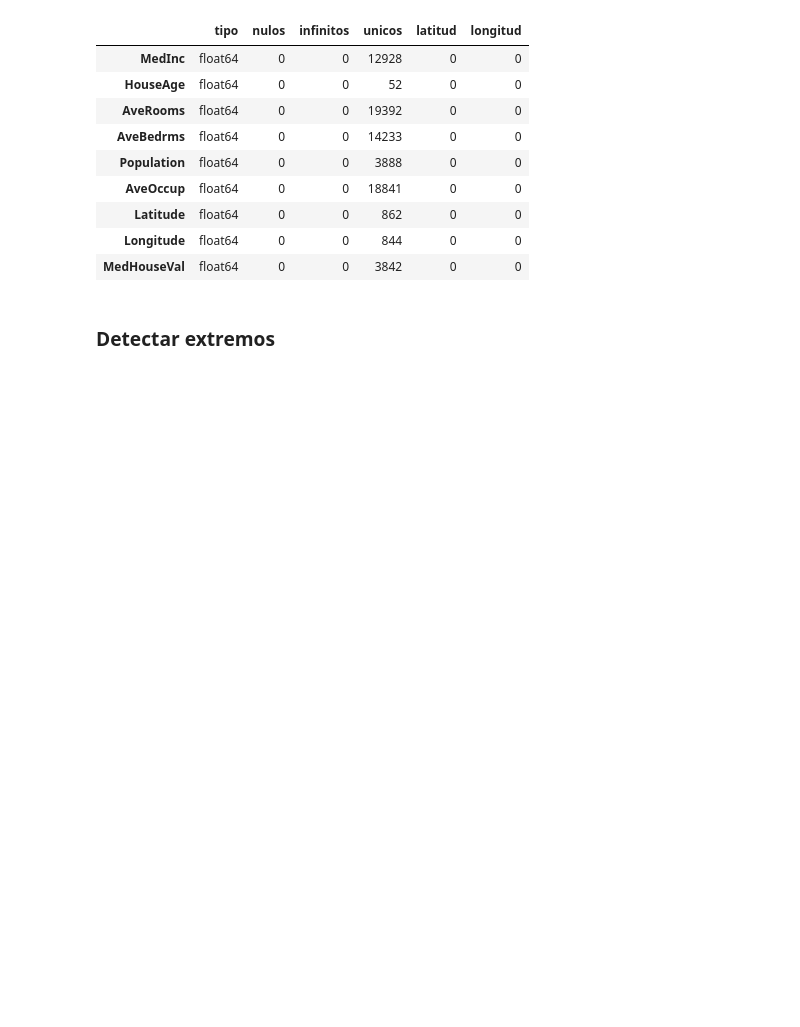
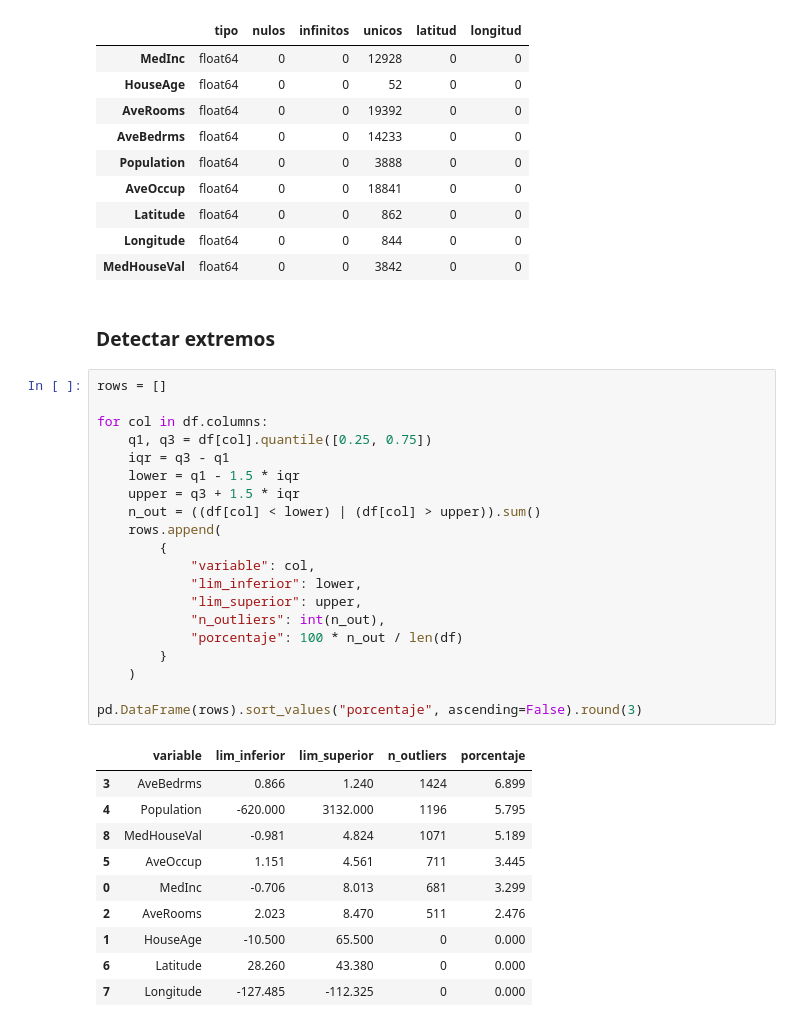
Before and after one commit to marcell-llerena/datascience-g8, a Jupyter notebook: notebooks/20260902_33_regresion_lineal.ipynb, the cells around one changed output. Cells and saved outputs as stored; diff of their text form; blank space fills up the shorter version.

```diff
--- a/notebooks/20260902_33_regresion_lineal.ipynb
+++ b/notebooks/20260902_33_regresion_lineal.ipynb
@@ -87,3 +87,34 @@ pd.DataFrame({
 | MedHouseVal | float64 | 0 | 0 | 3842 | 0 | 0 |
 # %% [markdown]
 ### Detectar extremos
+# %%
+rows = []
+
+for col in df.columns:
+    q1, q3 = df[col].quantile([0.25, 0.75])
+    iqr = q3 - q1
+    lower = q1 - 1.5 * iqr
+    upper = q3 + 1.5 * iqr
+    n_out = ((df[col] < lower) | (df[col] > upper)).sum()
+    rows.append(
+        {
+            "variable": col,
+            "lim_inferior": lower,
+            "lim_superior": upper,
+            "n_outliers": int(n_out),
+            "porcentaje": 100 * n_out / len(df)
+        }
+    )
+
+pd.DataFrame(rows).sort_values("porcentaje", ascending=False).round(3)
+# %% [output]
+|  | variable | lim_inferior | lim_superior | n_outliers | porcentaje |
+| 3 | AveBedrms | 0.866 | 1.240 | 1424 | 6.899 |
+| 4 | Population | -620.000 | 3132.000 | 1196 | 5.795 |
+| 8 | MedHouseVal | -0.981 | 4.824 | 1071 | 5.189 |
+| 5 | AveOccup | 1.151 | 4.561 | 711 | 3.445 |
+| 0 | MedInc | -0.706 | 8.013 | 681 | 3.299 |
+| 2 | AveRooms | 2.023 | 8.470 | 511 | 2.476 |
+| 1 | HouseAge | -10.500 | 65.500 | 0 | 0.000 |
+| 6 | Latitude | 28.260 | 43.380 | 0 | 0.000 |
+| 7 | Longitude | -127.485 | -112.325 | 0 | 0.000 |
```
Also changed, not shown: parts of 6 cells of this notebook.
